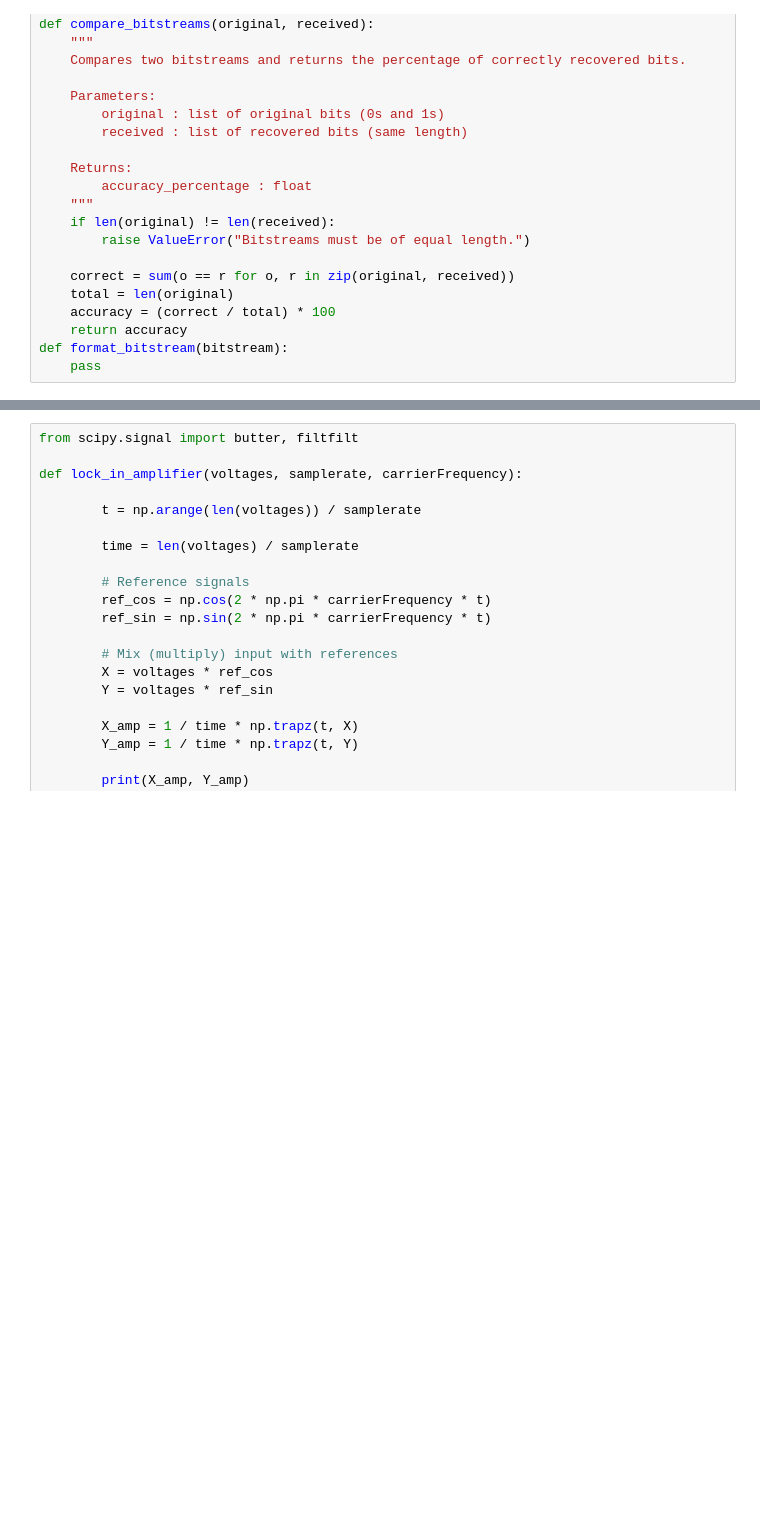
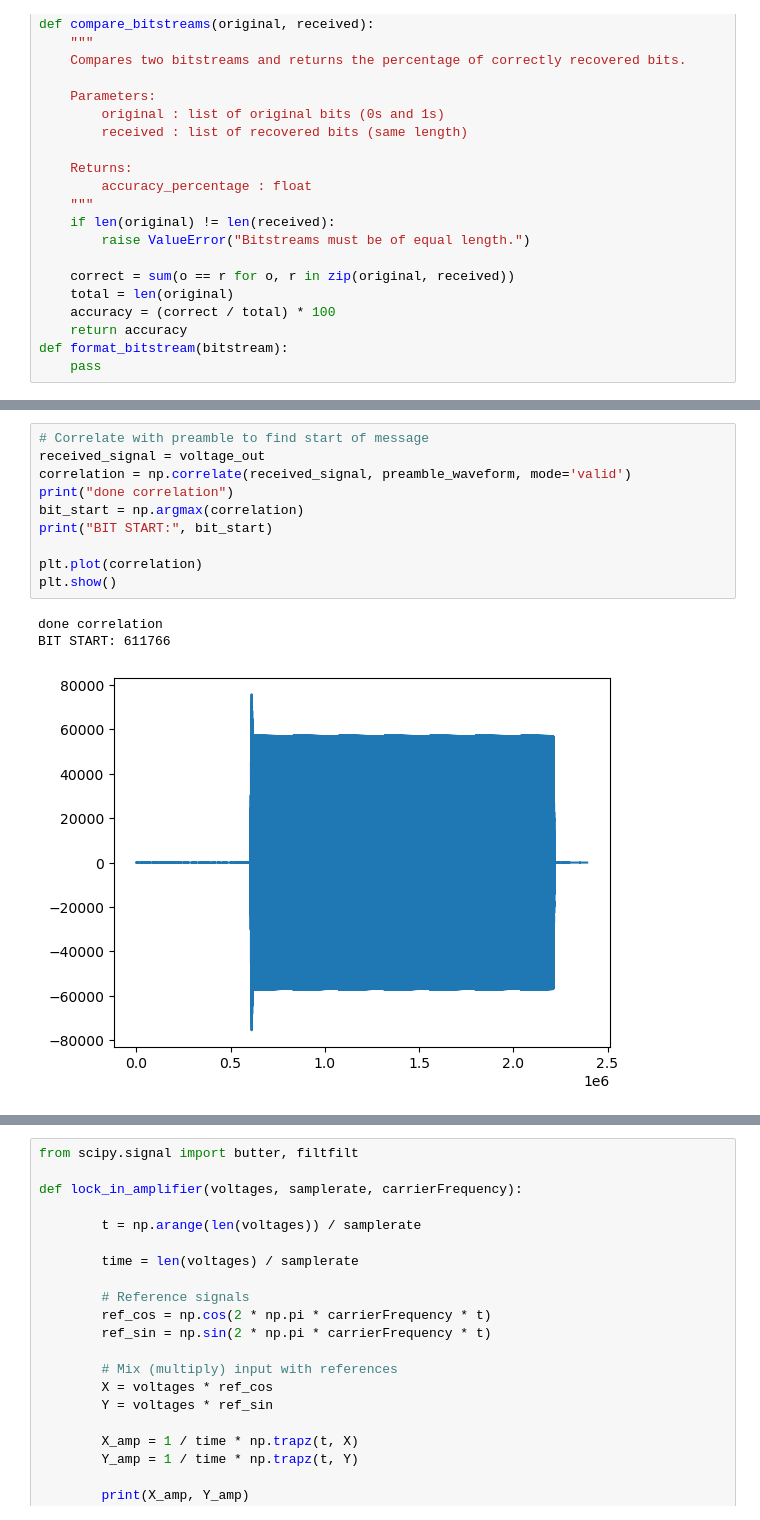
Before and after one commit to TapWhite/PE3, a Jupyter notebook: Code.ipynb, the cells around one changed output, grey strips where cells are left out. Cells and saved outputs as stored; diff of their text form; blank space fills up the shorter version.

```diff
--- a/Code.ipynb
+++ b/Code.ipynb
@@ -177,3 +191,17 @@ def format_bitstream(bitstream):
+# %%
+# Correlate with preamble to find start of message
+received_signal = voltage_out
+correlation = np.correlate(received_signal, preamble_waveform, mode='valid')
+print("done correlation")
+bit_start = np.argmax(correlation)
+print("BIT START:", bit_start)
+
+plt.plot(correlation)
+plt.show()
+# %% [output]
+done correlation
+BIT START: 611766
+[figure, added]
 # %%
 carrier_freq = 20e3
 bit_rate = 1000
```
Also changed, not shown: parts of 6 cells of this notebook, 1 other file.
